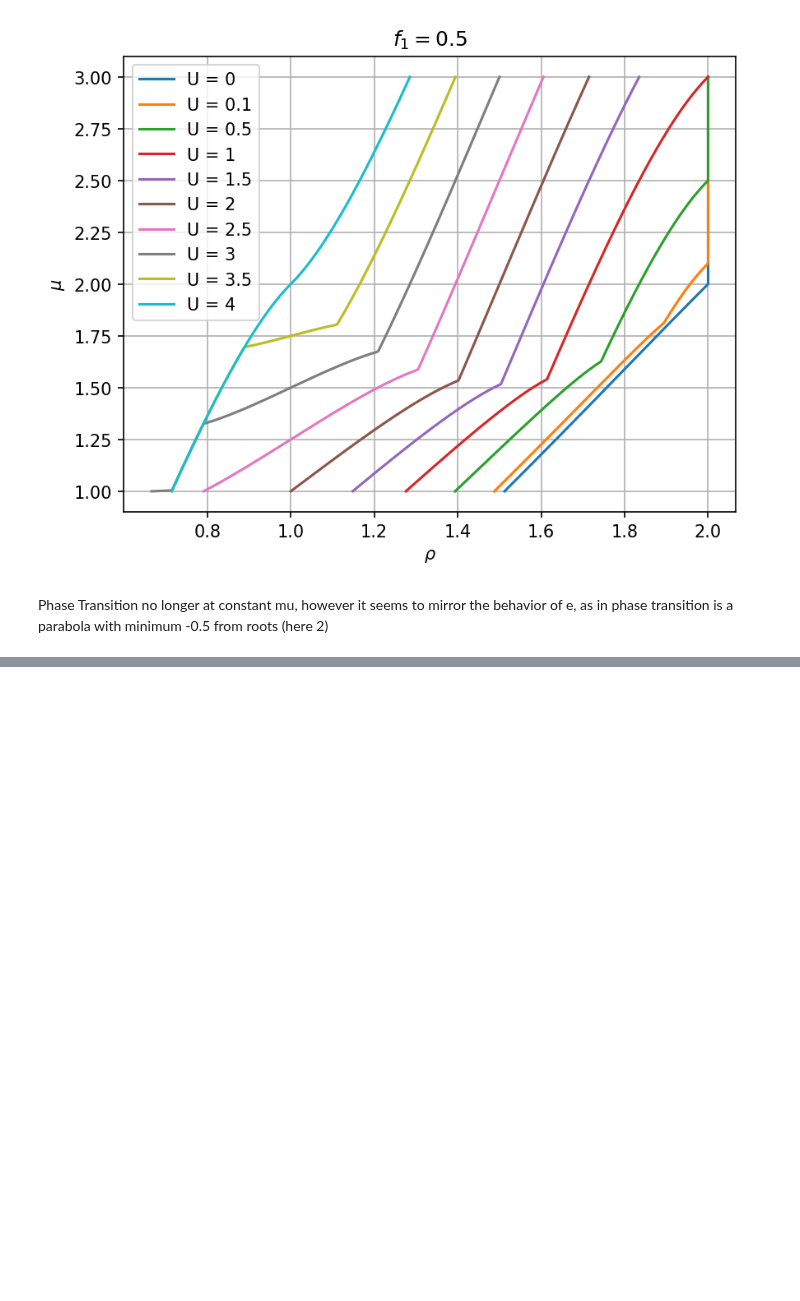
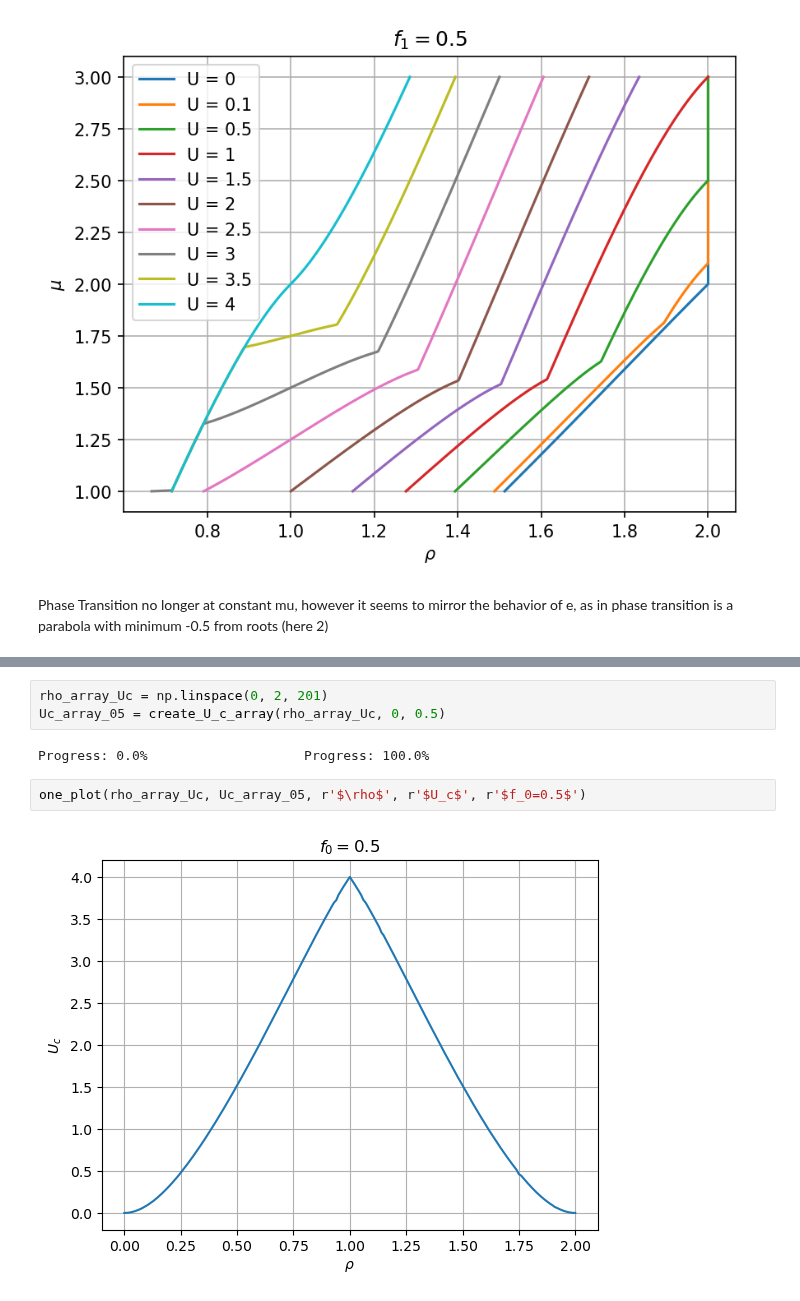
Before and after one commit to janjhch/bachelorthesis, a Jupyter notebook: meanfield/landau_f1.ipynb, the cells around one changed output, grey strips where cells are left out. Saved outputs shown, nothing was run; the diff lists cells and outputs as text; blank space fills up the shorter version.

Commit message:
started on phase diagram landau

```diff
--- a/meanfield/landau_f1.ipynb
+++ b/meanfield/landau_f1.ipynb
@@ -299,0 +359,9 @@ Phase Transition no longer at constant mu, however it seems to mirror the behavi
+# %%
+rho_array_Uc = np.linspace(0, 2, 201)
+Uc_array_05 = create_U_c_array(rho_array_Uc, 0, 0.5)
+# %% [output]
+Progress: 0.0%                    Progress: 100.0%
+# %%
+one_plot(rho_array_Uc, Uc_array_05, r'$\rho$', r'$U_c$', r'$f_0=0.5$')
+# %% [output]
+[figure, added]
```
Also changed, not shown: parts of 6 cells of this notebook, 1 other file.
